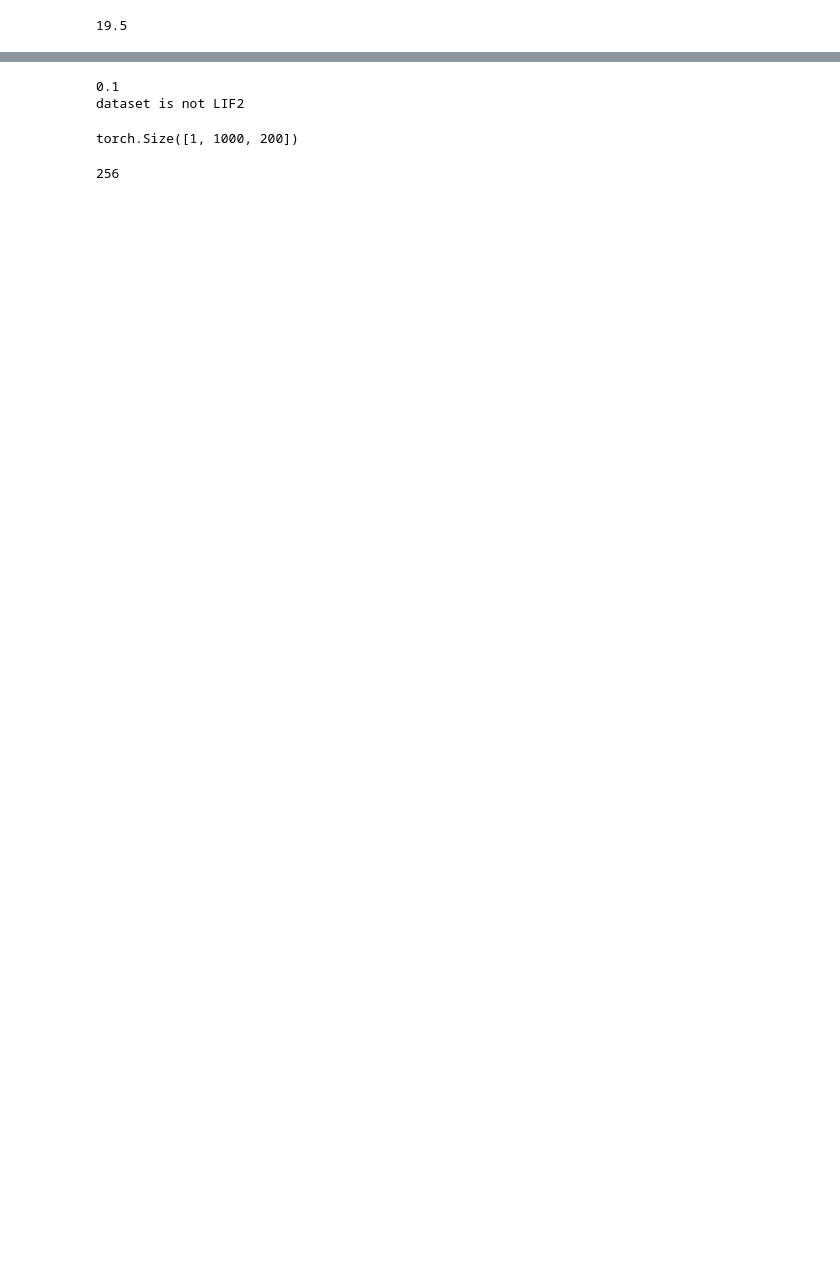
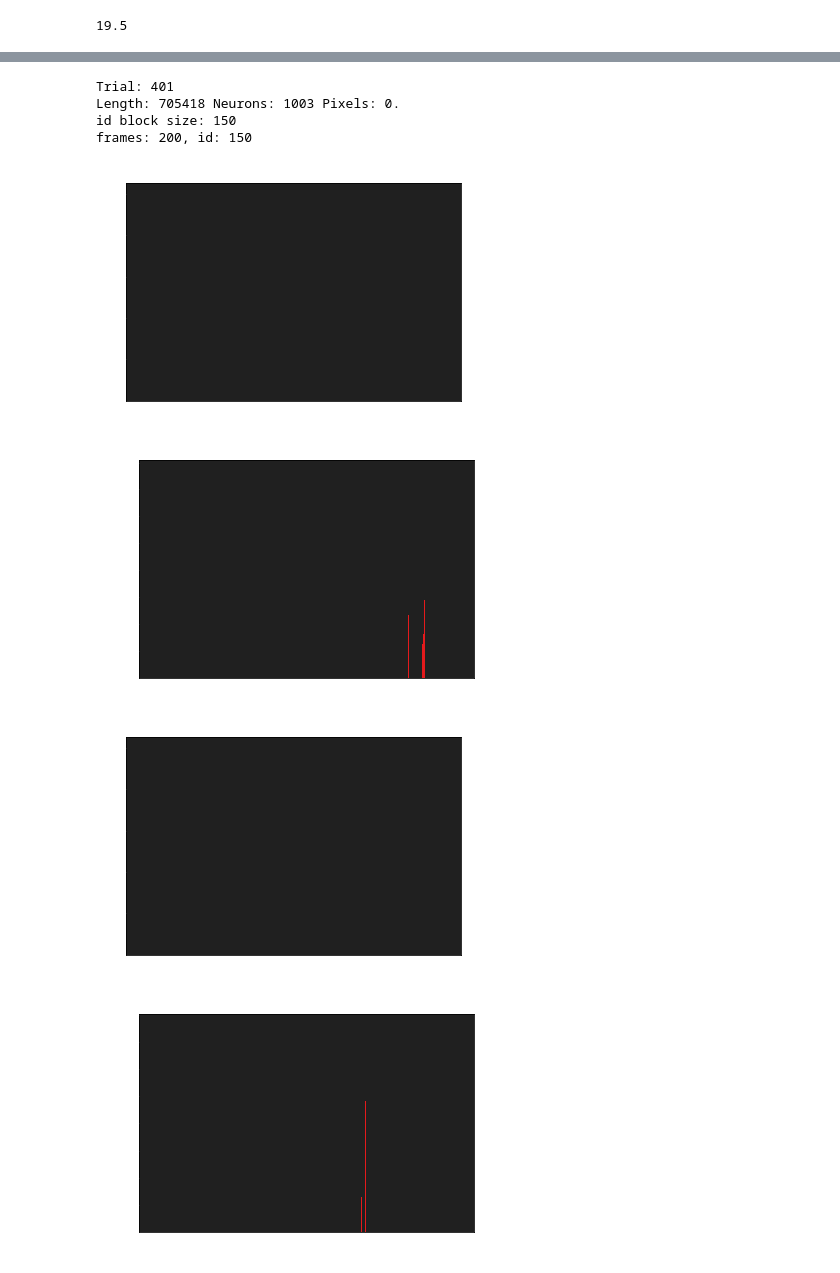
Before and after one commit to a-antoniades/neuroformer_, a Jupyter notebook: neuroformer_LargeRandNet.ipynb, the cells around one changed output, grey strips where cells are left out. Saved outputs shown, nothing was run; the diff lists cells and outputs as text; code cells hidden in the pictures; blank space fills up the shorter version.

Commit message:
updates to training notebooks

```diff
--- a/neuroformer_LargeRandNet.ipynb
+++ b/neuroformer_LargeRandNet.ipynb
@@ -202,7 +212,7 @@ train: 58888, test: 14725
 # from utils import get_class_weights
 # class_weights = get_class_weights(train_dataset, stoi, stoi_dt)
 # %%
-from model_neuroformer_LRN import GPT, GPTConfig, neuralGPTConfig, Decoder
+from model_neuroformer_LRN import GPT, GPTConfig
 # initialize config class and model (holds hyperparameters)
 # for is_conv in [True, False]:
 conv_layer = False
@@ -211,7 +221,8 @@ mconf = GPTConfig(train_dataset.population_size, block_size,    # frame_block_si
                         frame_block_size=frame_block_size,
                         id_block_size=id_block_size,  # frame_block_size
                         prev_id_block_size=prev_id_block_size,
-                        sparse_mask=False, p_sparse=0.25, sparse_topk_frame=None, sparse_topk_id=None,
+                        sparse_mask=False, p_sparse=0.25,
+                        sparse_topk_frame=None, sparse_topk_id=None, sparse_topk_prev_id=None,
                         n_dt=len(n_dt),
                         data_size=train_dataset.size,
                         class_weights=None,
@@ -222,6 +233,6 @@ mconf = GPTConfig(train_dataset.population_size, block_size,    # frame_block_si
                         temp_emb=True, pos_emb=False,
                         id_drop=0.35, im_drop=0.35,
                         window=window, window_prev=window_prev, frame_window=frame_window, dt=dt,
-                        neurons=neurons, stoi_dt=stoi_dt, itos_dt=itos_dt)  # 0.35
+                        neurons=neurons, stoi_dt=stoi_dt, itos_dt=itos_dt, n_embd_frames=n_embd_frames)  # 0.35
 model = GPT(mconf)
 # %% [output]
@@ -230,7 +241,7 @@ model = GPT(mconf)
 # %%
 layers = (mconf.n_state_layers, mconf.n_state_history_layers, mconf.n_stimulus_layers)
-max_epochs = 50
-batch_size = 32 * 4
+max_epochs = 500
+batch_size = round((32 * 7))
 shuffle = True
 
 ## first run
@@ -238,21 +249,21 @@ shuffle = True
 # model_path = "/local/home/antonis/neuroformer/models/tensorboard/LRN/w:10_wp:10/6_Cont:True_window:10_f_window:20_df:0.1_blocksize:30_sparseFalse_conv_True_shuffle:True_batch:128_sparse_(200_200)_blocksz1060_pos_emb:False_temp_emb:True_drop:0.35_dt:True_2.0_10.0_max0.1_(6, 4, 10)_2_200.pt"
 ## weighted
 weighted = True if mconf.class_weights is not None else False
-title = '0.5_window_CORRECTCONTRASTIVE_startinterval'
-model_path = f"""./models/tensorboard/LRN/weighted_{weighted}/{title}/sparse_f:{mconf.sparse_topk_frame}_id:{mconf.sparse_topk_id}/w:{window}_wp:{window_prev}/{6}_Cont:{mconf.contrastive}_window:{window}_f_window:{frame_window}_df:{dt}_blocksize:{id_block_size}_conv_{conv_layer}_shuffle:{shuffle}_batch:{batch_size}_sparse_({mconf.sparse_topk_frame}_{mconf.sparse_topk_id})_blocksz{block_size}_pos_emb:{mconf.pos_emb}_temp_emb:{mconf.temp_emb}_drop:{mconf.id_drop}_dt:{shuffle}_2.0_{max(n_dt)}_max{dt}_{layers}_{mconf.n_head}_{mconf.n_embd}.pt"""
-
-
+title =  f'window:{window}_prev:{window_prev}'
+model_path = f"""./models/tensorboard/LRN/fourrier_frames/{title}/sparse_f:{mconf.sparse_topk_frame}_id:{mconf.sparse_topk_id}/w:{window}_wp:{window_prev}/{6}_Cont:{mconf.contrastive}_window:{window}_f_window:{frame_window}_df:{dt}_blocksize:{id_block_size}_conv_{conv_layer}_shuffle:{shuffle}_batch:{batch_size}_sparse_({mconf.sparse_topk_frame}_{mconf.sparse_topk_id})_blocksz{block_size}_pos_emb:{mconf.pos_emb}_temp_emb:{mconf.temp_emb}_drop:{mconf.id_drop}_dt:{shuffle}_2.0_{max(n_dt)}_max{dt}_{layers}_{mconf.n_head}_{mconf.n_embd}.pt"""
+# model_path = "./models/tensorboard/LRN/weighted_False/0.5_window_CORRECTCONTRASTIVE_smoothinterval/sparse_f:None_id:None/w:0.5_wp:19.5/6_Cont:True_window:0.5_f_window:20_df:0.1_blocksize:200_conv_False_shuffle:True_batch:192_sparse_(None_None)_blocksz2000_pos_emb:False_temp_emb:True_drop:0.35_dt:True_2.0_19.5_max0.1_(6, 4, 4)_8_200.pt"
 
 tconf = TrainerConfig(max_epochs=max_epochs, batch_size=batch_size, learning_rate=1e-4,
-                    num_workers=4, lr_decay=True, patience=3, warmup_tokens=8e6,
-                    decay_weights=True, weight_decay=0.1, shuffle=shuffle,
+                    num_workers=4, lr_decay=True, patience=3, warmup_tokens=8e7,
+                    decay_weights=True, weight_decay=0.2, shuffle=shuffle,
                     final_tokens=len(train_dataset)*(id_block_size) * (max_epochs),
                     clip_norm=1.0, grad_norm_clip=1.0,
                     dataset='higher_order', mode='predict',
                     block_size=train_dataset.block_size,
                     id_block_size=train_dataset.id_block_size,
                     show_grads=False, plot_raster=False,
-                    ckpt_path=model_path, no_pbar=False)
+                    ckpt_path=model_path, no_pbar=False,
+                    dist=False, save_epoch=False, save_every=500)
 # f"/home/antonis/projects/slab/git/neuroformer/models/model_sim_weighted_shuffle_decay:{shuffle}_perceiver_2.0_dt:{dt}_eos_{mconf.n_layer}_{mconf.n_head}_{mconf.n_embd}.pt")
 
 
@@ -294,19 +274,6 @@ loader = DataLoader(train_dataset, batch_size=1, shuffle=False, num_workers=0, p
 iterable = iter(loader)
 # %%
 x, y = next(iterable)
-model.cpu()
-preds, features, loss = model(x, y)
-# %% [output]
-0.1
-dataset is not LIF2
-# %%
-x['frames'].shape
-# %% [output]
-torch.Size([1, 1000, 200])
-# %%
-n_embd_frames
-# %% [output]
-256
 # %%
 """
 
@@ -314,49 +281,57 @@ RUN SIMULATION
 
 """
 
-
 from utils import *
 from IPython.utils import io
 # top_p=0.25, top_p_t=0.9, temp=2.
 
-
-model.load_state_dict(torch.load(model_path, map_location='cpu'))
-
+model.load_state_dict(torch.load(model_path))
 # trials = np.random.choice(train_data['Trial'].unique(), size=12)
 trials = test_data['Trial'].unique()[:4]
 results_dict = dict()
-# for n in range(2, 20):
+
 df_pred = None
 df_true = None
 n_p = 0.3   # (n + 1) * 0.05
 temp = 2
 # stoi['SOS'] = 2000
 # %%
+from utils import predict_raster_recursive_time_auto
+
 for trial in trials:    # test_data['Trial'].unique():
     # with io.capture_output() as captured:
         print(f"Trial: {trial}")
         df_trial = df[df['Trial'] == trial]
-        trial_dataset = SpikeTimeVidData2(df_trial, None, block_size, id_block_size, frame_block_size, prev_id_block_size,
-                                        window, dt, frame_memory, stoi, itos, neurons, stoi_dt, itos_dt, frame_feats,
-                                        pred=False, window_prev=window_prev, frame_window=frame_window, start_interval=20,
-                                        dt_frames=dt_frames)
+        trial_dataset = SpikeTimeVidData2(train_data,  None, block_size, id_block_size, frame_block_size, prev_id_block_size,
+                                  window, dt, frame_memory, stoi, itos, neurons, stoi_dt, itos_dt, frame_feats,
+                                  pred=False, window_prev=window_prev, frame_window=frame_window, start_interval=20,
+                                  dt_frames=dt_frames)
         trial_loader = DataLoader(trial_dataset, shuffle=False, pin_memory=False)
         results_trial = predict_raster_recursive_time_auto(model, trial_loader, window, window_prev, stoi, itos_dt, itos=itos,
-                                                           sample=True, top_p=0.65, top_p_t=0.65, temp=1.0, temp_t=1., frame_end=0, get_dt=True, gpu=False, pred_dt=True)
+                                                           sample=True, top_p=0.75, top_p_t=0.75, temp=1.2, temp_t=1.2, frame_end=0, get_dt=True, gpu=False, pred_dt=True)
         # results_trial = predict_raster_hungarian(model, loader, itos_dt, top_p=0.75, temp=1)
         # print(f"MAX ID ---- {sorted(results_trial['ID'].unique()[-10])}")
         df_trial_pred, df_trial_true = process_predictions(results_trial, stoi, itos, window)
         print(f"pred: {df_trial_pred.shape}, true: {df_trial_true.shape}" )
         if df_pred is None:
             df_pred = df_trial_pred
             df_true = df_trial_true
         else:
             df_pred = pd.concat([df_pred, df_trial_pred])
             df_true = pd.concat([df_true, df_trial_true])
 
 # df_preds[n] = df_pred
 # print(f"--- n: {n}, n_p: {n_p}, temp: {temp} ---")
 scores = compute_scores(df[df['Trial'].isin(trials)], df_pred)
 print(scores)
 print(f"pred: {len(df_pred)}, true: {len(df_true)}" )
 # results_dict[n] = (scores)
+# %% [output]
+Trial: 401
+Length: 705418 Neurons: 1003 Pixels: 0.
+id block size: 150
+frames: 200, id: 150
+[figure, added]
+[figure, added]
+[figure, added]
+[figure, added]
```
Also changed, not shown: parts of 25 cells of this notebook, 9 other files.
